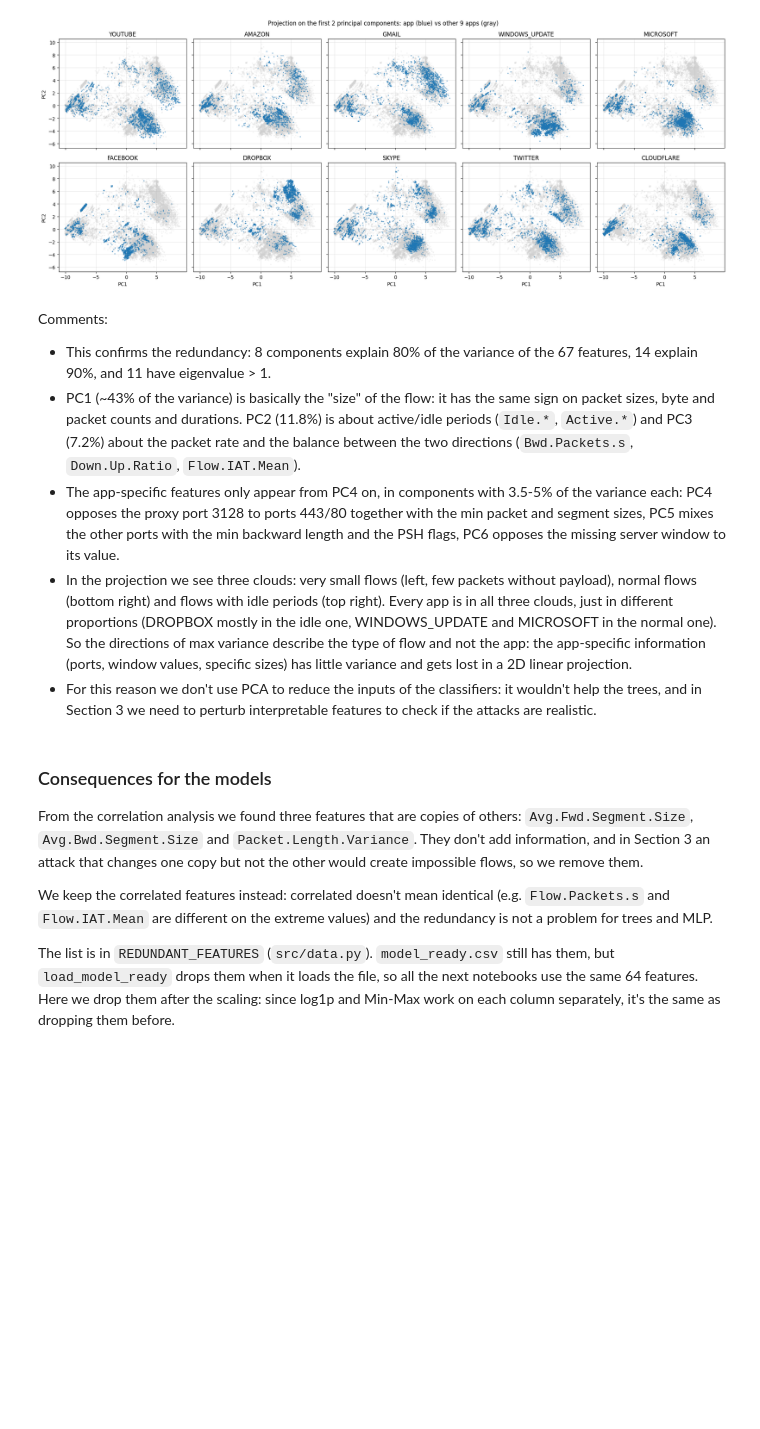
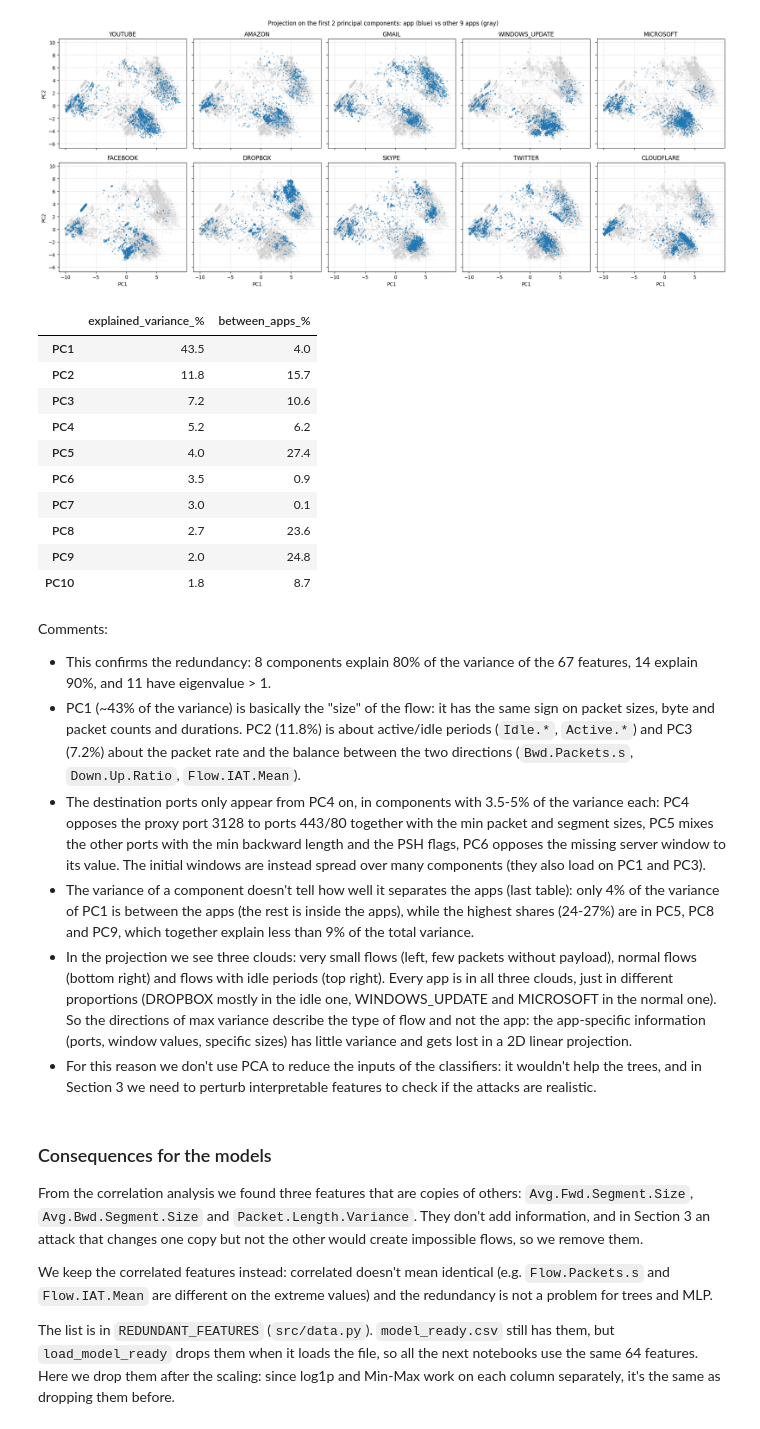
Before and after one commit to Stefano299/ML-For-Networking-, a Jupyter notebook: notebooks/01_eda.ipynb, the cells around one changed output. Cells and saved outputs as stored; diff of their text form; code cells hidden in the pictures; blank space fills up the shorter version.

```diff
--- a/notebooks/01_eda.ipynb
+++ b/notebooks/01_eda.ipynb
@@ -1119,6 +1137,27 @@ fig.savefig(PLOTS_DIR / "eda_pca_projection.png", dpi=150, bbox_inches="tight")
 plt.show()
 # %% [output]
 [figure]
+# %%
+# share of the variance of each PC that is between the apps (the rest is inside the apps)
+scores = pd.DataFrame(pca_10.transform(X_std), columns=loadings.columns)
+within = scores.groupby(y_train.to_numpy()).transform(lambda s: s - s.mean()).pow(2).sum()
+between_share = 1 - within / scores.sub(scores.mean()).pow(2).sum()
+pd.DataFrame({
+    "explained_variance_%": pd.Series(pca_10.explained_variance_ratio_ * 100, index=loadings.columns),
+    "between_apps_%": between_share * 100,
+}).round(1)
+# %% [output]
+|  | explained_variance_% | between_apps_% |
+| PC1 | 43.5 | 4.0 |
+| PC2 | 11.8 | 15.7 |
+| PC3 | 7.2 | 10.6 |
+| PC4 | 5.2 | 6.2 |
+| PC5 | 4.0 | 27.4 |
+| PC6 | 3.5 | 0.9 |
+| PC7 | 3.0 | 0.1 |
+| PC8 | 2.7 | 23.6 |
+| PC9 | 2.0 | 24.8 |
+| PC10 | 1.8 | 8.7 |
 # %% [markdown]
 Comments:
 - This confirms the redundancy: 8 components explain 80% of the variance of the 67 features, 14 explain 90%, and 11 have
@@ -1126,9 +1165,13 @@ Comments:
 - PC1 (~43% of the variance) is basically the "size" of the flow: it has the same sign on packet sizes, byte and packet
   counts and durations. PC2 (11.8%) is about active/idle periods (`Idle.*`, `Active.*`) and PC3 (7.2%) about the packet
   rate and the balance between the two directions (`Bwd.Packets.s`, `Down.Up.Ratio`, `Flow.IAT.Mean`).
-- The app-specific features only appear from PC4 on, in components with 3.5-5% of the variance each: PC4 opposes the
+- The destination ports only appear from PC4 on, in components with 3.5-5% of the variance each: PC4 opposes the
   proxy port 3128 to ports 443/80 together with the min packet and segment sizes, PC5 mixes the other ports with the min
   backward length and the PSH flags, PC6 opposes the missing server window to its value.
+  The initial windows are instead spread over many components (they also load on PC1 and PC3).
+- The variance of a component doesn't tell how well it separates the apps (last table): only 4% of the variance of PC1
+  is between the apps (the rest is inside the apps), while the highest shares (24-27%) are in PC5, PC8 and PC9, which
+  together explain less than 9% of the total variance.
 - In the projection we see three clouds: very small flows (left, few packets without payload), normal flows (bottom
   right) and flows with idle periods (top right). Every app is in all three clouds, just in different proportions
   (DROPBOX mostly in the idle one, WINDOWS_UPDATE and MICROSOFT in the normal one). So the directions of max variance
```
Also changed, not shown: parts of 4 cells of this notebook, 1 other file.
